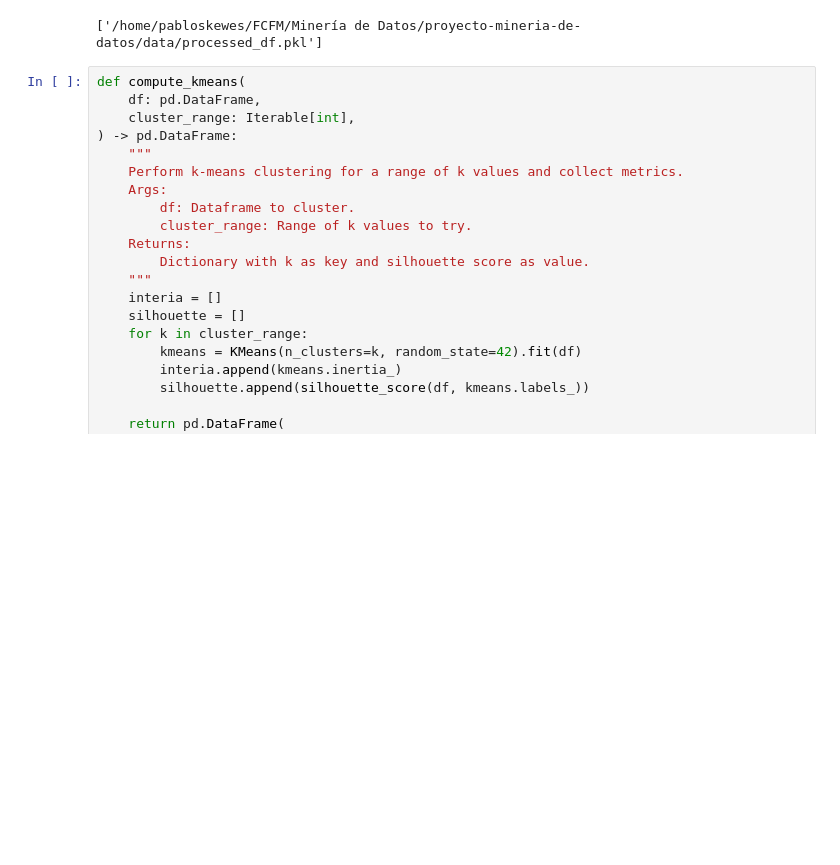
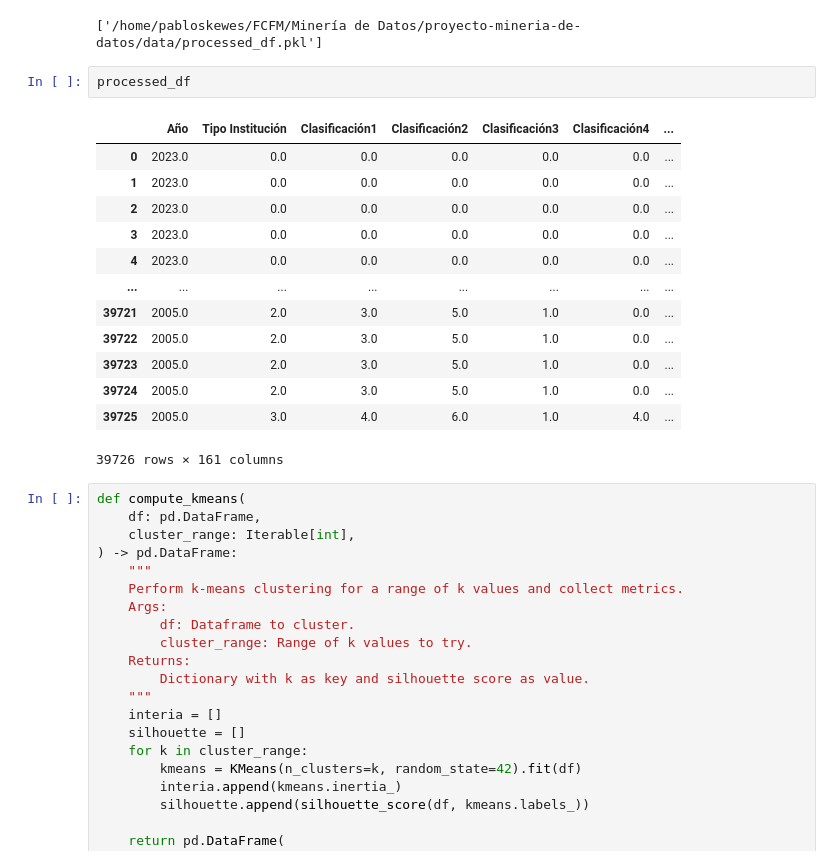
Before and after one commit to pabloskewes/proyecto-mineria-de-datos, a Jupyter notebook: hito3/exploracion.ipynb, the cells around one changed output. Saved outputs shown, nothing was run; the diff lists cells and outputs as text; blank space fills up the shorter version.

```diff
--- a/hito3/exploracion.ipynb
+++ b/hito3/exploracion.ipynb
@@ -232,6 +267,22 @@ processed_df = data_pipeline.fit_transform(df)
 joblib.dump(processed_df, DATA_DIR / "processed_df.pkl")
 # %% [output]
 ['/home/pabloskewes/FCFM/Minería de Datos/proyecto-mineria-de-datos/data/processed_df.pkl']
+# %%
+processed_df
+# %% [output]
+|  | Año | Tipo Institución | Clasificación1 | Clasificación2 | Clasificación3 | Clasificación4 | ... |
+| 0 | 2023.0 | 0.0 | 0.0 | 0.0 | 0.0 | 0.0 | ... |
+| 1 | 2023.0 | 0.0 | 0.0 | 0.0 | 0.0 | 0.0 | ... |
+| 2 | 2023.0 | 0.0 | 0.0 | 0.0 | 0.0 | 0.0 | ... |
+| 3 | 2023.0 | 0.0 | 0.0 | 0.0 | 0.0 | 0.0 | ... |
+| 4 | 2023.0 | 0.0 | 0.0 | 0.0 | 0.0 | 0.0 | ... |
+| ... | ... | ... | ... | ... | ... | ... | ... |
+| 39721 | 2005.0 | 2.0 | 3.0 | 5.0 | 1.0 | 0.0 | ... |
+| 39722 | 2005.0 | 2.0 | 3.0 | 5.0 | 1.0 | 0.0 | ... |
+| 39723 | 2005.0 | 2.0 | 3.0 | 5.0 | 1.0 | 0.0 | ... |
+| 39724 | 2005.0 | 2.0 | 3.0 | 5.0 | 1.0 | 0.0 | ... |
+| 39725 | 2005.0 | 3.0 | 4.0 | 6.0 | 1.0 | 4.0 | ... |
+39726 rows × 161 columns
 # %%
 def compute_kmeans(
     df: pd.DataFrame,
```
Also changed, not shown: parts of 6 cells of this notebook, 3 other files.
